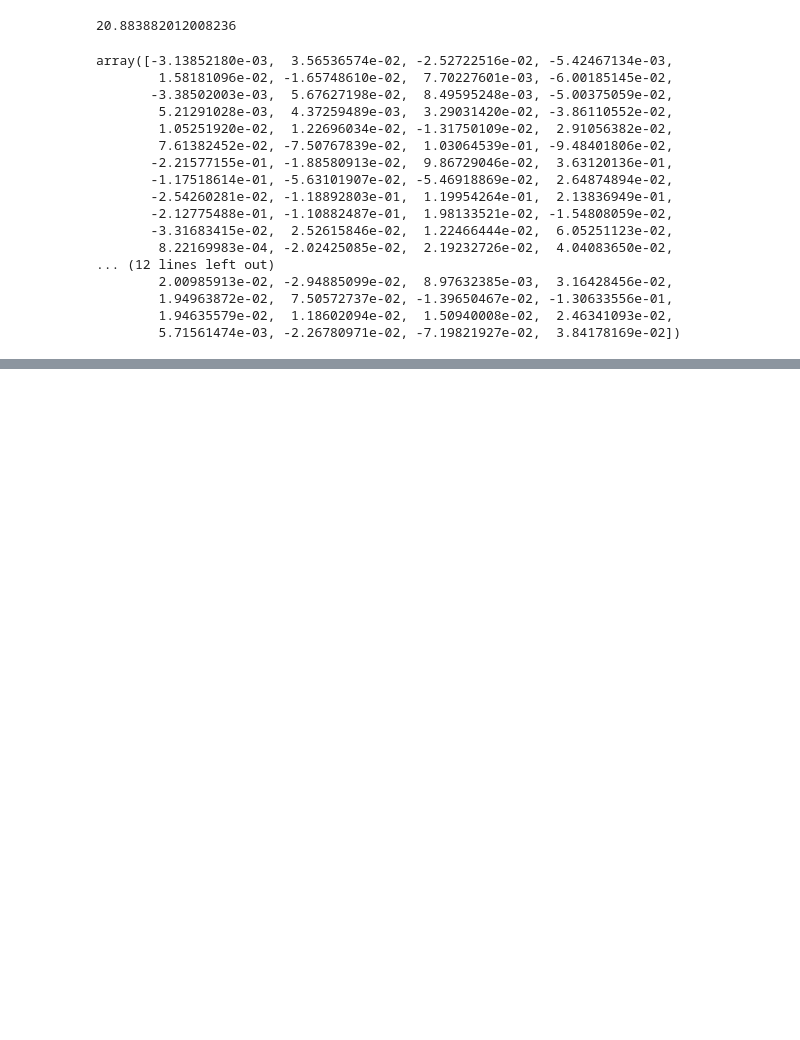
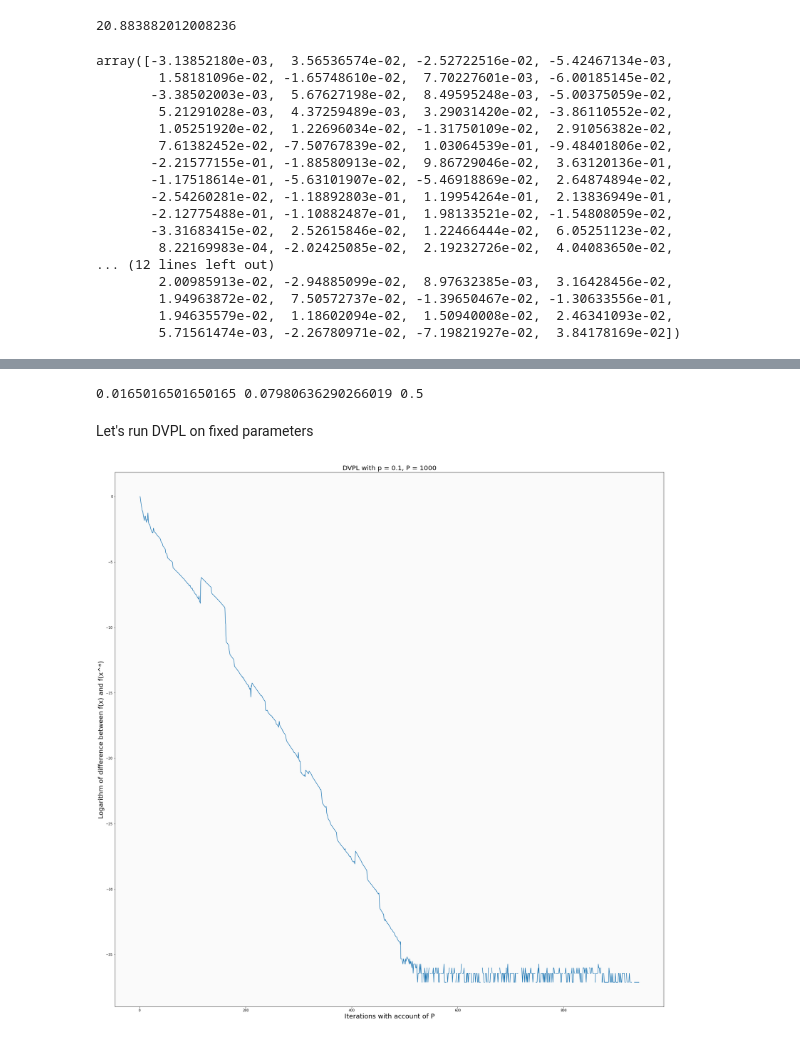
Before and after one commit to Lhesnor/DVPL, a Jupyter notebook: Mine_DVPL.ipynb, the cells around one changed output, grey strips where cells are left out. Saved outputs shown, nothing was run; the diff lists cells and outputs as text; code cells hidden in the pictures; blank space fills up the shorter version.

```diff
--- a/Mine_DVPL.ipynb
+++ b/Mine_DVPL.ipynb
@@ -38,7 +42,7 @@ def gradient_descent(X, Y, w_0, alpha, epsilon, max_iter=1_000_0):
 # %%
 L = np.abs(np.max(np.linalg.eig(2 / X_train.shape[0] * np.dot(X_train.T, X_train))[0]))
 batch_size = 10
-device_num = 6
+device_num = 25
 mu = L / 100
 L += mu
 
@@ -74,21 +103,10 @@ W_0 = np.tril(W_0) + np.tril(W_0, -1).T
 # %%
-W_0 = np.array([
-    [0.5, 0, 0.5, 0, 0, 0],
-    [0, 1 / 3, 1 / 3, 0, 1 / 3, 0],
-    [0, 0.25, 0.25, 0, 0.25, 0.25],
-    [0, 0, 0.5, 0.5, 0, 0],
-    [0, 0.5, 0, 0, 0.5, 0],
-    [0, 0, 0.5, 0, 0, 0.5]])
-
-def fast_mix(gradients, W = W_0, rounds = 1000):
+def fast_mix(gradients, W=W_0, rounds=1000):
     Z = np.copy(gradients)
     Z_previous = np.copy(Z)
-
     lamb_2 = np.sort(np.linalg.eig(W)[0])[-2]
     eta = (1 - np.sqrt(1 - np.power(lamb_2, 2))) / (1 + np.sqrt(1 + np.power(lamb_2, 2)))
-
     for r in range(rounds):
-        # print(type(Z_previous))
         Z_next = (1 + eta) * np.dot(Z, W) - eta * Z_previous
         Z_previous = Z
         Z = Z_next
@@ -207,0 +124,4 @@ for i in range(eta_x_sigma_s.size):
+# %%
+print(eta_x_sigma, eta_div_L_waved, theta1)
+# %% [output]
+0.0165016501650165 0.07980636290266019 0.5
@@ -207,0 +195,27 @@ for i in range(eta_x_sigma_s.size):
+# %% [markdown]
+Let's run DVPL on fixed parameters
+# %%
+proc, x_axis = DVPL(X_train=X_train,
+                    y_train=y_train,
+                    max_iter=1000,
+                    devices_num=device_num,
+                    w_0=np.full(X_train.shape[1], 0, dtype=np.float64),
+                    eta_x_sigma=eta_x_sigma,
+                    eta_div_L_waved=eta_div_L_waved,
+                    theta1=theta1,
+                    f=f,
+                    gradient=gradient,
+                    batch_size=batch_size,
+                    L=L,
+                    mu=mu,
+                    P=10,
+                    p=0.1)
+
+plt.plot(x_axis, np.log(proc))
+plt.title("DVPL with p = 0.1, P = 1000", fontsize=20)
+plt.xlabel("Iterations with account of P", fontsize=20)
+plt.ylabel("Logarithm of difference between f(x) and f(x^*)", fontsize=20)
+plt.gca().set_facecolor('#fafafa')
+plt.show()
+# %% [output]
+[figure, added]
```
Also changed, not shown: parts of 11 cells of this notebook, 1 other file.
